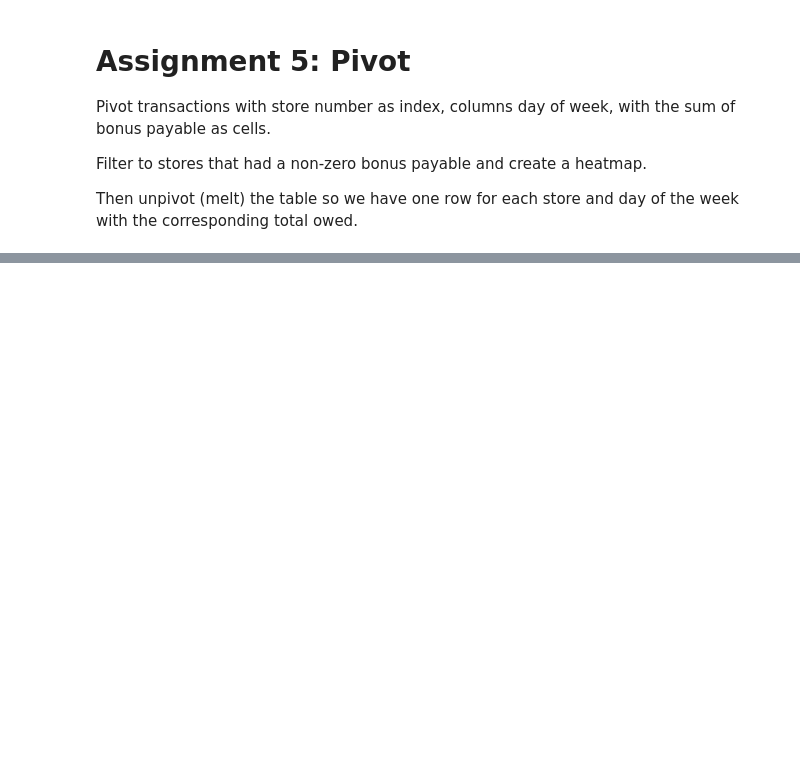
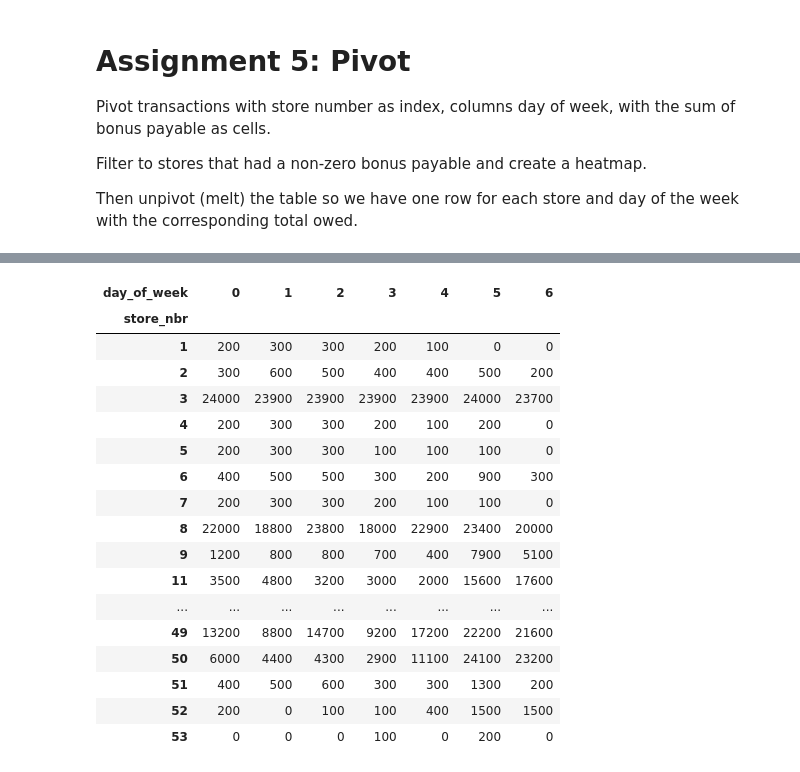
Before and after one commit to erikasstasytis/Python, a Jupyter notebook: section04_aggregations.ipynb, the cells around one changed output, grey strips where cells are left out. Drawn from its saved outputs; the diff is of its cells as text; code cells hidden in the pictures; blank space fills up the shorter version.

```diff
--- a/section04_aggregations.ipynb
+++ b/section04_aggregations.ipynb
@@ -9,6 +13,6 @@ Thanks!
 # %%
 # Read in transactions data -- parse dates specified here for help with later problem
 
-transactions = pd.read_csv("../retail/transactions.csv", parse_dates=["date"])
+transactions = pd.read_csv("files/transactions.csv", parse_dates=["date"])
 
 transactions.head()
@@ -89,0 +306,22 @@ transactions.head()
+# %%
+pivot_bonus_nonzero = pivot_bonus.loc[pivot_bonus.sum(axis=1) > 0]
+pivot_bonus_nonzero
+# %% [output]
+| day_of_week | 0 | 1 | 2 | 3 | 4 | 5 | 6 |
+| store_nbr |  |  |  |  |  |  |  |
+| 1 | 200 | 300 | 300 | 200 | 100 | 0 | 0 |
+| 2 | 300 | 600 | 500 | 400 | 400 | 500 | 200 |
+| 3 | 24000 | 23900 | 23900 | 23900 | 23900 | 24000 | 23700 |
+| 4 | 200 | 300 | 300 | 200 | 100 | 200 | 0 |
+| 5 | 200 | 300 | 300 | 100 | 100 | 100 | 0 |
+| 6 | 400 | 500 | 500 | 300 | 200 | 900 | 300 |
+| 7 | 200 | 300 | 300 | 200 | 100 | 100 | 0 |
+| 8 | 22000 | 18800 | 23800 | 18000 | 22900 | 23400 | 20000 |
+| 9 | 1200 | 800 | 800 | 700 | 400 | 7900 | 5100 |
+| 11 | 3500 | 4800 | 3200 | 3000 | 2000 | 15600 | 17600 |
+| ... | ... | ... | ... | ... | ... | ... | ... |
+| 49 | 13200 | 8800 | 14700 | 9200 | 17200 | 22200 | 21600 |
+| 50 | 6000 | 4400 | 4300 | 2900 | 11100 | 24100 | 23200 |
+| 51 | 400 | 500 | 600 | 300 | 300 | 1300 | 200 |
+| 52 | 200 | 0 | 100 | 100 | 400 | 1500 | 1500 |
+| 53 | 0 | 0 | 0 | 100 | 0 | 200 | 0 |
```
Also changed, not shown: parts of 18 cells of this notebook, 3 other files.
